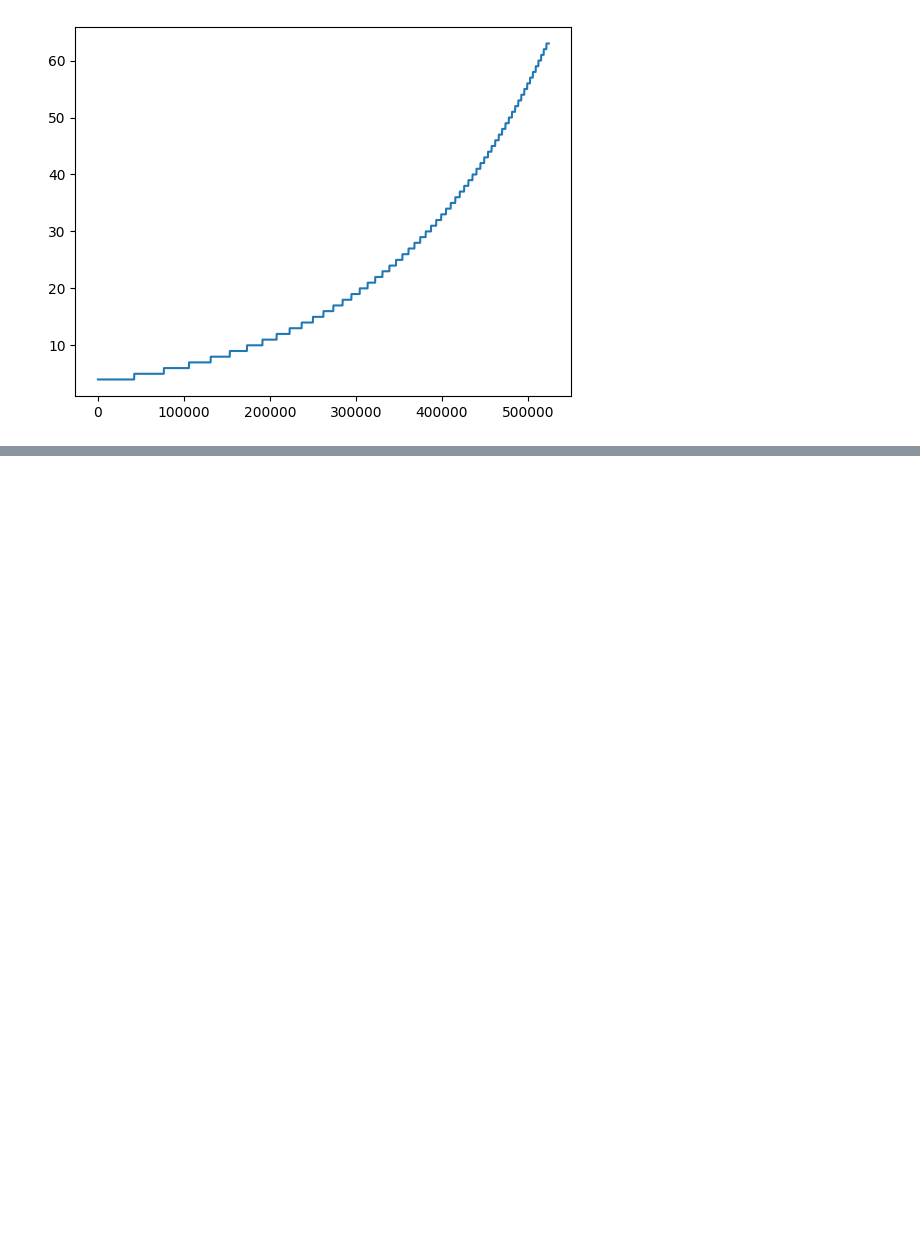
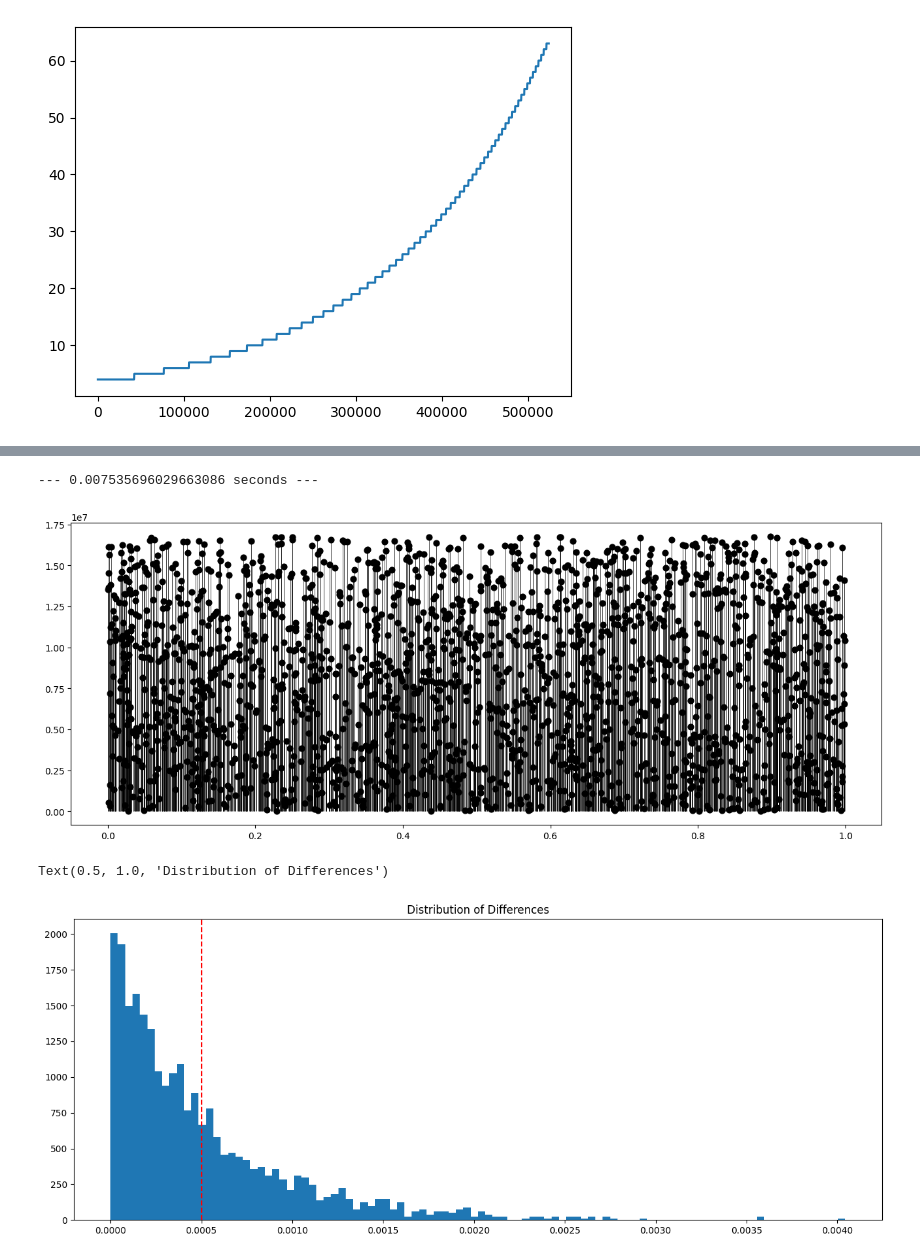
Before and after one commit to uzairname/manifold-learning, a Jupyter notebook: autoencoder/ipynbs/pca.ipynb, the cells around one changed output, grey strips where cells are left out. Cells and saved outputs as stored; diff of their text form; code cells hidden in the pictures; blank space fills up the shorter version.

```diff
--- a/autoencoder/ipynbs/pca.ipynb
+++ b/autoencoder/ipynbs/pca.ipynb
@@ -291,26 +293,12 @@ dl, _, _, _ = get_dataloaders(
 
 dataset = dl.dataset
 
-# dataset = ClockDataset(
-#   config=ClockConfig(
-#     angle_quantization=1,
-#   ),
-#   img_size=128,
-#   len=1024
-# )
-
-# sampler = torch.utils.data.RandomSampler(dataset)
-
-# dl = DataLoader(dataset, batch_size=4, sampler=sampler, pin_memory=True, drop_last=True, num_workers=0, prefetch_factor=None, persistent_workers=False)
-
 for i, batch in enumerate(dl):
-
   print(batch[0].shape)
   plt.figure()
   plt.imshow(batch[0][0].squeeze().cpu(), cmap='gray')
   dl.dataset.dataset.generator.config.angle_quantization += 1
-
-  if i >= 16:
+  if i >= 4:
     break
 # %% [output]
 torch.Size([4, 1, 128, 128])
@@ -381,0 +386,61 @@ f_(2**17)
+# %%
+import numpy as np
+import torch
+import matplotlib.pyplot as plt
+import torch
+import torch.nn as nn
+import torch.nn.functional as F
+import functools
+from scipy.stats import norm
+from scipy.interpolate import UnivariateSpline
+import time
+
+
+
+def f0(idx):
+  phi = (1 + np.sqrt(5)) / 2.0 # Golden ratio
+
+  time_of_day = (phi * idx) % 1
+  return time_of_day
+
+def f1(idx):
+  phi = (1 + np.sqrt(5)) / 2.0 # Golden ratio
+  time_of_day = np.modf(phi * idx)[0]
+  return time_of_day
+
+
+def f2(idx):
+  phi = (1 + np.sqrt(5)) / 2.0 # Golden ratio
+  a = phi * idx
+  time_of_day = a - np.floor(a)
+  return time_of_day
+
+
+n = 2**24
+n_= 2000
+
+# randomly sample from [0, n)
+indices = np.random.randint(0, n, n_)
+
+start_time = time.time()
+s = [f2(i) for i in indices]
+print("--- %s seconds ---" % (time.time() - start_time))
+
+
+plt.figure(figsize=(16, 6))
+plt.scatter(s[:n_], indices[:n_], alpha=1, c='k', s=40)
+plt.vlines(s[:n_], 0, indices[:n_], alpha=1, color='k', linewidth=0.5)
+plt.show()
+
+# sort s and plot distribution of differences, and a vertical line at 1/n_ (mean difference)
+s_sorted = np.sort(s[:n_])
+diffs = np.diff(s_sorted)
+plt.figure(figsize=(16, 6))
+plt.hist(diffs, bins=100, density=True)
+plt.axvline(x=1/n_, color='r', linestyle='--', label='1/n')
+plt.title('Distribution of Differences')
+# %% [output]
+--- 0.007535696029663086 seconds ---
+[figure, added]
+Text(0.5, 1.0, 'Distribution of Differences')
+[figure, added]
```
Also changed, not shown: parts of 6 cells of this notebook, 17 other files.
